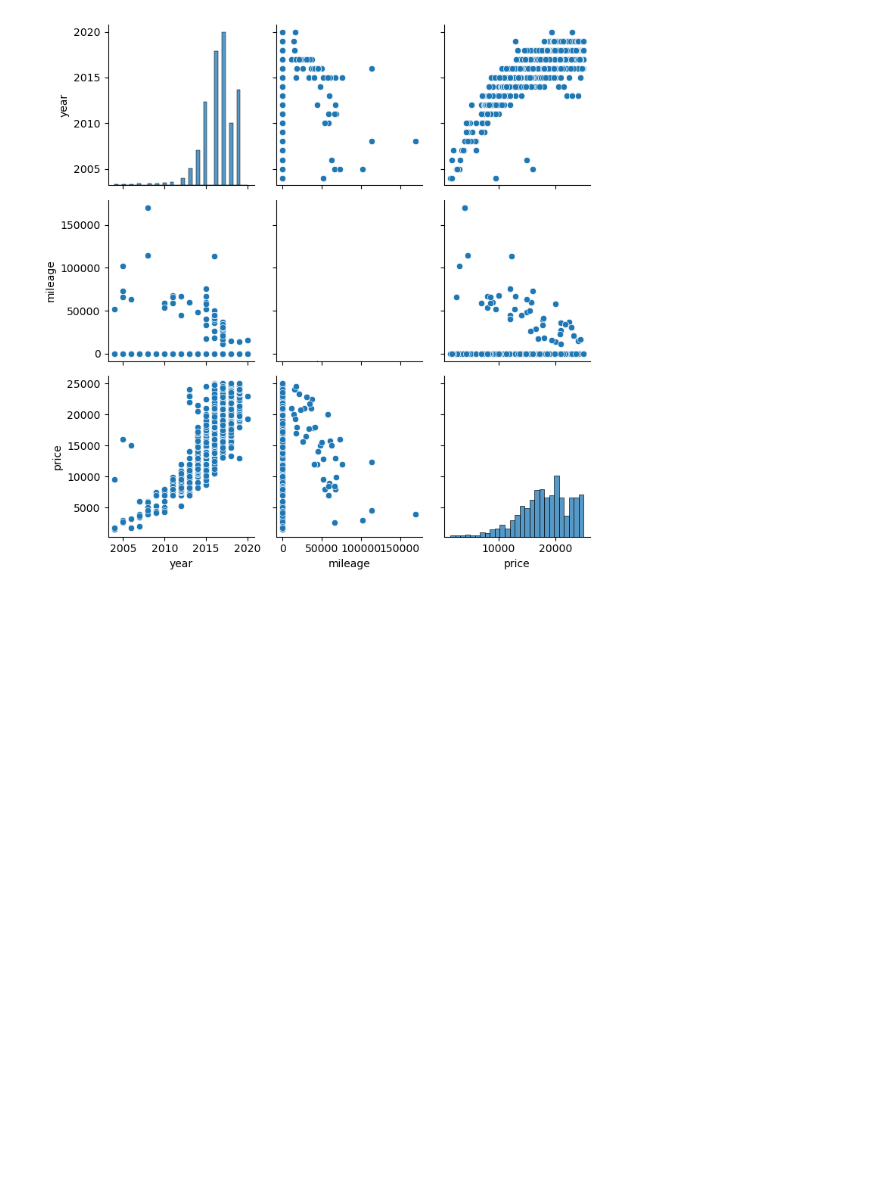
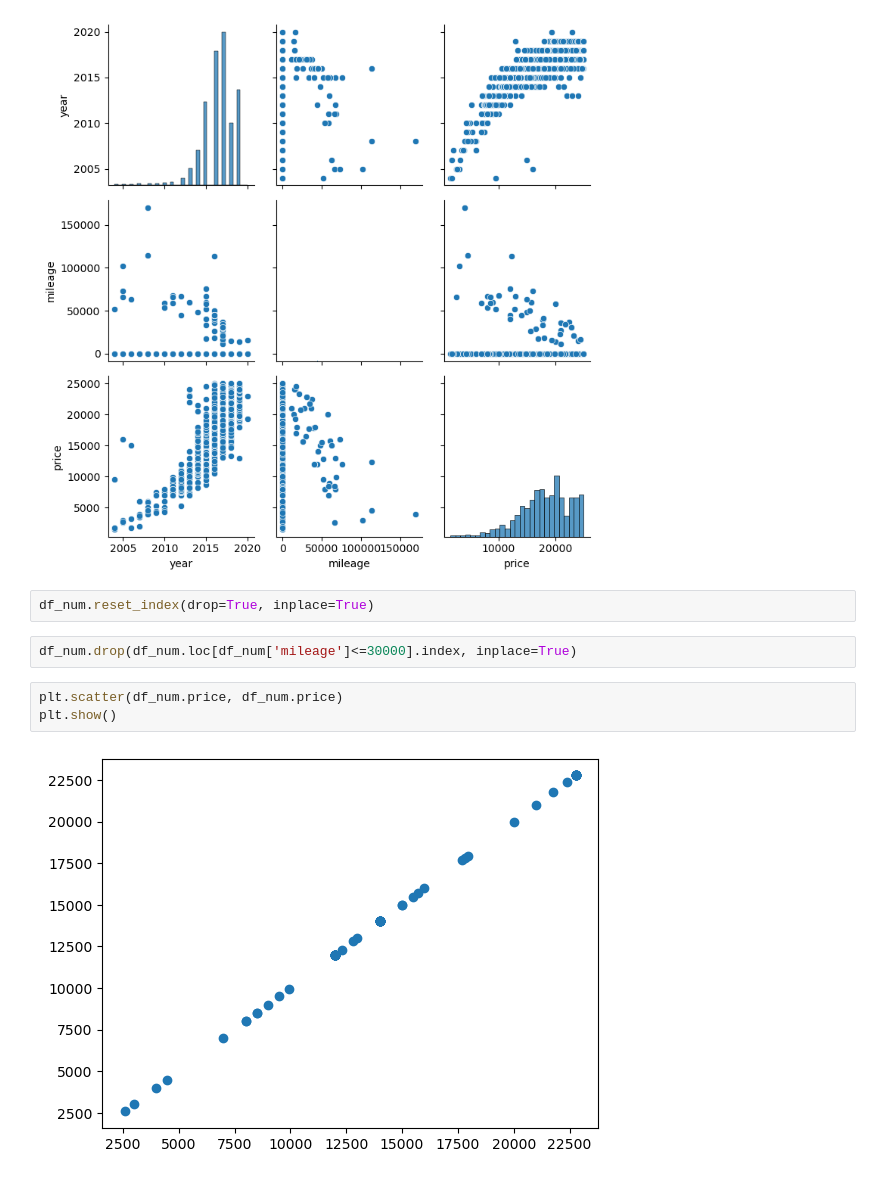
Before and after one commit to mateusAbdallah/car-dataset, a Jupyter notebook: Project01.ipynb, the cells around one changed output. Cells and saved outputs as stored; diff of their text form; blank space fills up the shorter version.

```diff
--- a/Project01.ipynb
+++ b/Project01.ipynb
@@ -403,3 +403,12 @@ sns.pairplot(df_num, height=2.5)
 plt.tight_layout()
 # %% [output]
 [figure]
+# %%
+df_num.reset_index(drop=True, inplace=True)
+# %%
+df_num.drop(df_num.loc[df_num['mileage']<=30000].index, inplace=True)
+# %%
+plt.scatter(df_num.price, df_num.price)
+plt.show()
+# %% [output]
+[figure, added]
```
Also changed, not shown: parts of 1 cell of this notebook.
